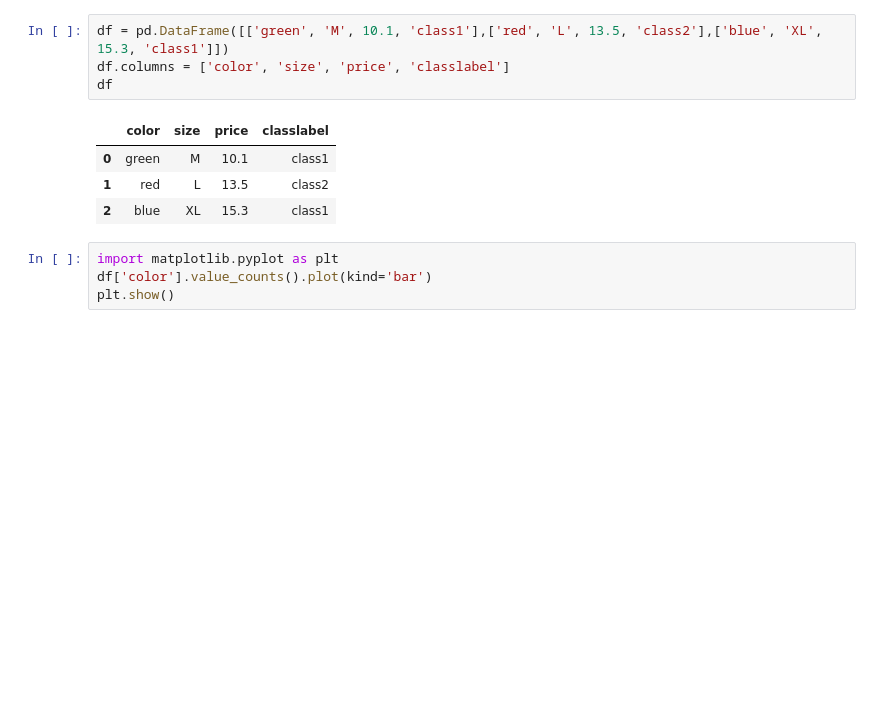
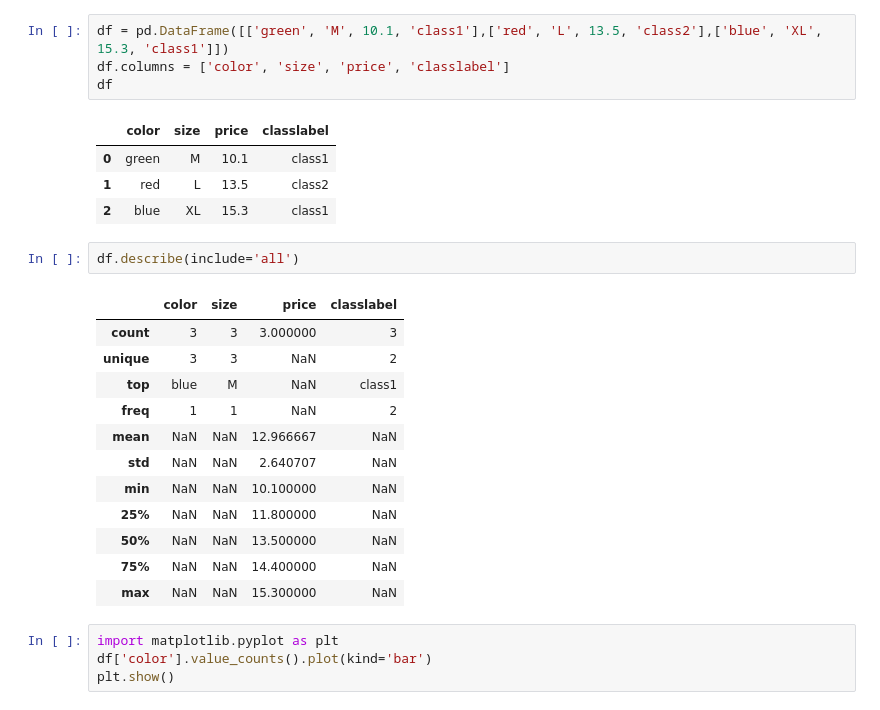
Before and after one commit to jguillermo/machine-learning, a Jupyter notebook: curso/script/Clase3/clase/5 - Pre-processing.ipynb, the cells around one changed output. Drawn from its saved outputs; the diff is of its cells as text; blank space fills up the shorter version.

```diff
--- a/curso/script/Clase3/clase/5 - Pre-processing.ipynb
+++ b/curso/script/Clase3/clase/5 - Pre-processing.ipynb
@@ -119,6 +120,21 @@ df
 | 0 | green | M | 10.1 | class1 |
 | 1 | red | L | 13.5 | class2 |
 | 2 | blue | XL | 15.3 | class1 |
+# %%
+df.describe(include='all')
+# %% [output]
+|  | color | size | price | classlabel |
+| count | 3 | 3 | 3.000000 | 3 |
+| unique | 3 | 3 | NaN | 2 |
+| top | blue | M | NaN | class1 |
+| freq | 1 | 1 | NaN | 2 |
+| mean | NaN | NaN | 12.966667 | NaN |
+| std | NaN | NaN | 2.640707 | NaN |
+| min | NaN | NaN | 10.100000 | NaN |
+| 25% | NaN | NaN | 11.800000 | NaN |
+| 50% | NaN | NaN | 13.500000 | NaN |
+| 75% | NaN | NaN | 14.400000 | NaN |
+| max | NaN | NaN | 15.300000 | NaN |
 # %%
 import matplotlib.pyplot as plt
 df['color'].value_counts().plot(kind='bar')
```
Also changed, not shown: parts of 2 cells of this notebook, 18 other files.
